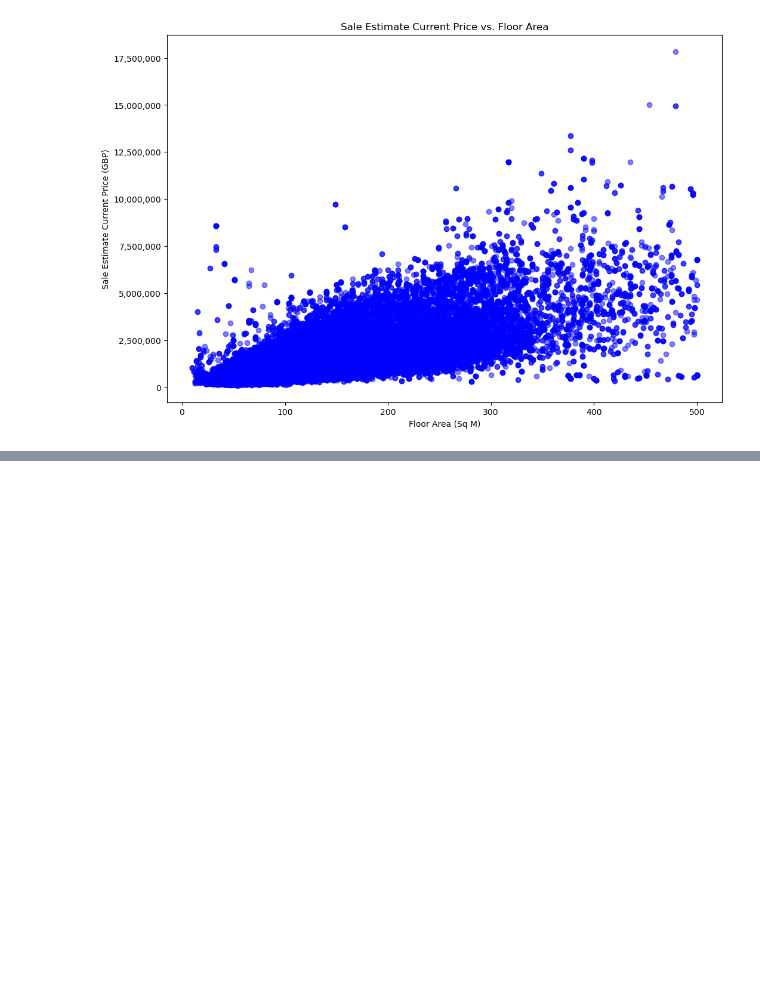
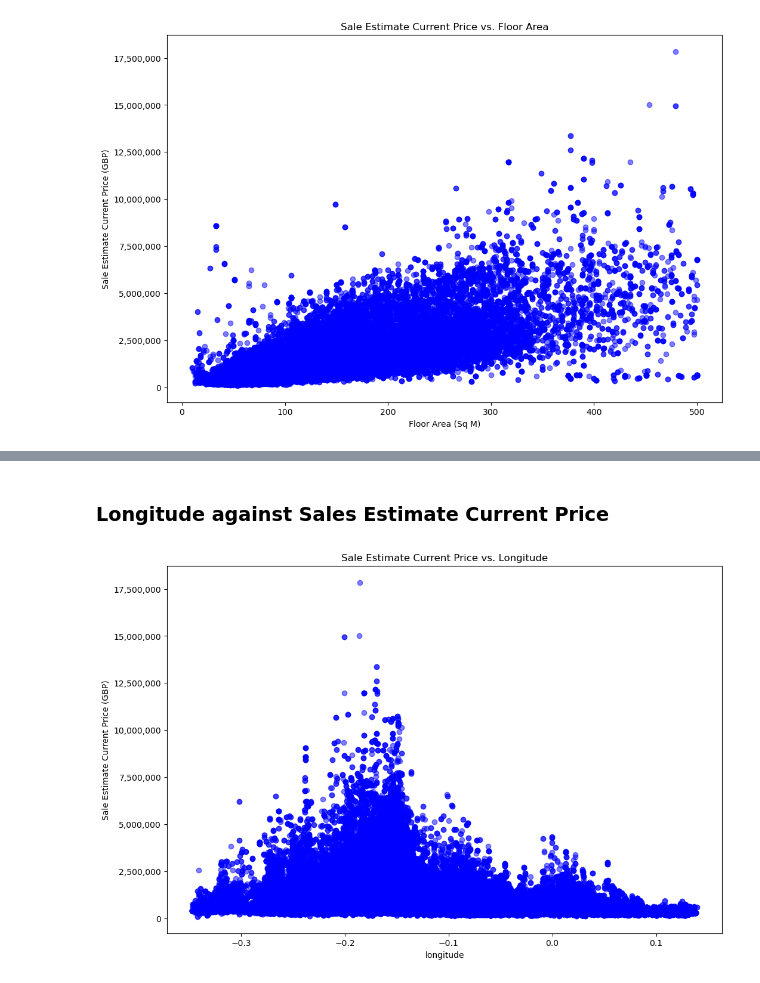
Before and after one commit to SanjayRaju2000/London-House-Price-Prediction, a Jupyter notebook: notebooks/02-eda.ipynb, the cells around one changed output, grey strips where cells are left out. Drawn from its saved outputs; the diff is of its cells as text; code cells hidden in the pictures; blank space fills up the shorter version.

```diff
--- a/notebooks/02-eda.ipynb
+++ b/notebooks/02-eda.ipynb
@@ -121,0 +222,21 @@ plt.show()
+# %% [markdown]
+### Longitude against Sales Estimate Current Price
+# %%
+# Plotting the scatter plot
+plt.figure(figsize=(12, 8))
+plt.scatter(clean_house_df['longitude'], clean_house_df['saleEstimate_currentPrice'], alpha=0.5, color='blue')
+plt.title('Sale Estimate Current Price vs. Longitude')
+plt.xlabel('longitude')
+plt.ylabel('Sale Estimate Current Price (GBP)')
+
+# Formatting y-axis
+plt.gca().get_yaxis().set_major_formatter(
+    plt.FuncFormatter(lambda x, p: format(int(x), ',')))
+
+# Save the figure
+#plt.savefig('Target_by_Floor_Area.png', dpi=300, bbox_inches='tight')
+
+# Show plot
+plt.show()
+# %% [output]
+[figure, added]
```
Also changed, not shown: parts of 39 cells of this notebook.
